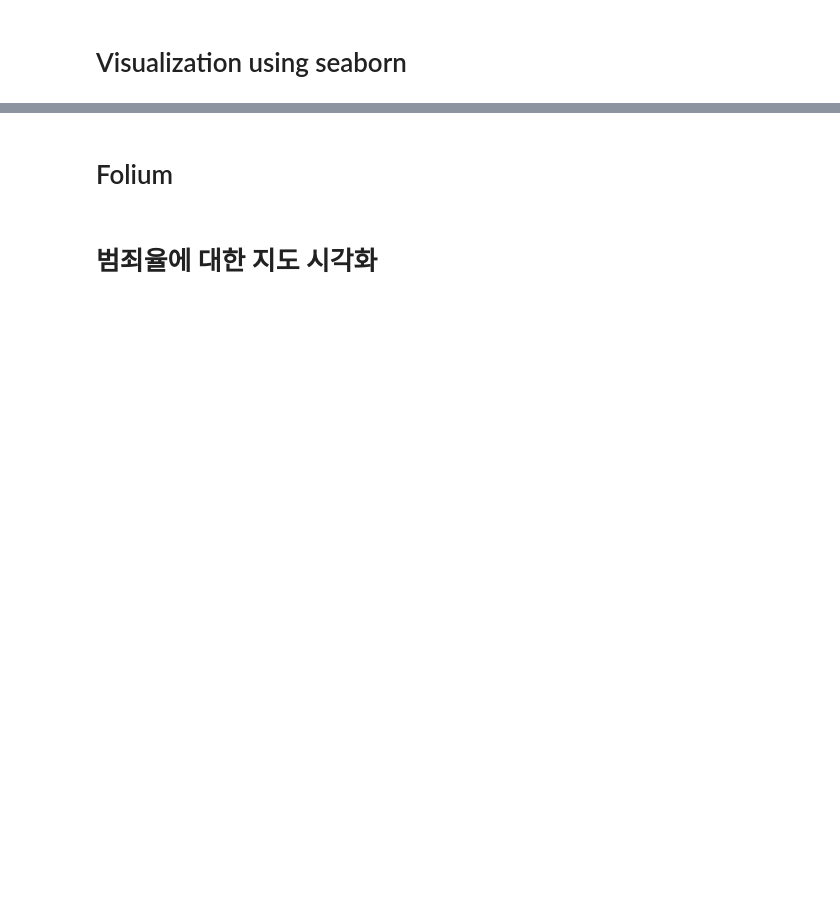
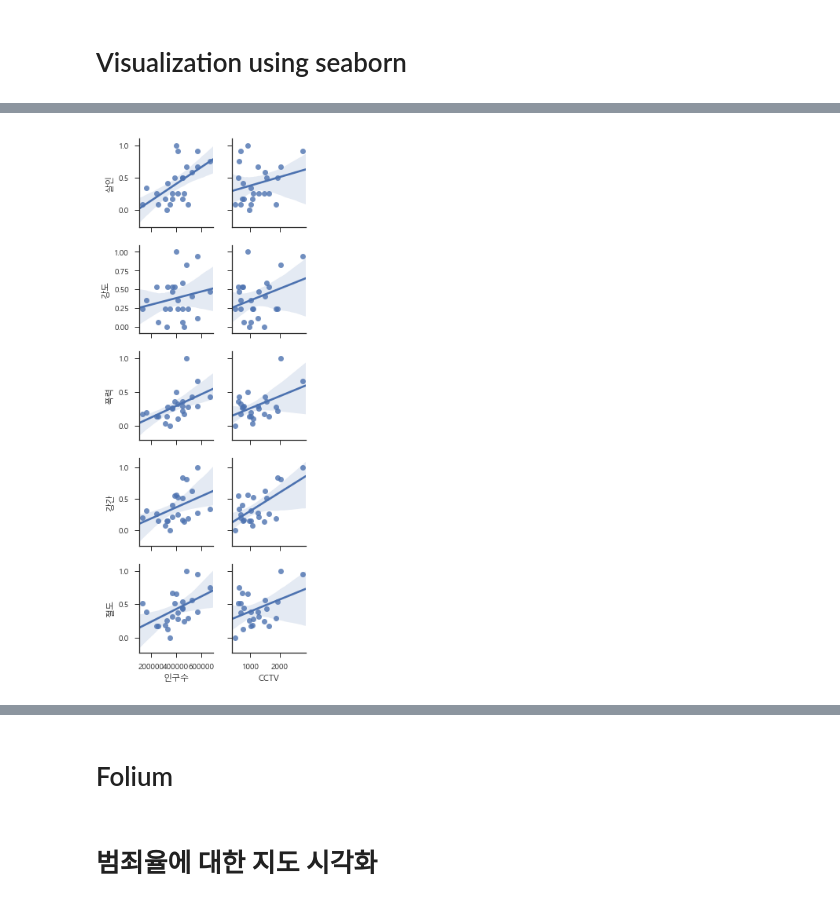
Before and after one commit to choweol514/MgtDatabase2018, a Jupyter notebook: 데이터분석2/서울시 범죄현황 분석_student.ipynb, the cells around one changed output, grey strips where cells are left out. Saved outputs shown, nothing was run; the diff lists cells and outputs as text; code cells hidden in the pictures; blank space fills up the shorter version.

```diff
--- a/데이터분석2/서울시 범죄현황 분석_student.ipynb
+++ b/데이터분석2/서울시 범죄현황 분석_student.ipynb
@@ -572,0 +718,8 @@ crime_norm.head()
+# %%
+sns.pairplot(crime_norm, x_vars=["인구수", "CCTV"],
+            y_vars = ['살인', '강도', '폭력', '강간', '절도'],
+            kind = 'reg',
+            size = 2)
+plt.show()
+# %% [output]
+[figure, added]
```
Also changed, not shown: parts of 51 cells of this notebook, 14 other files.
